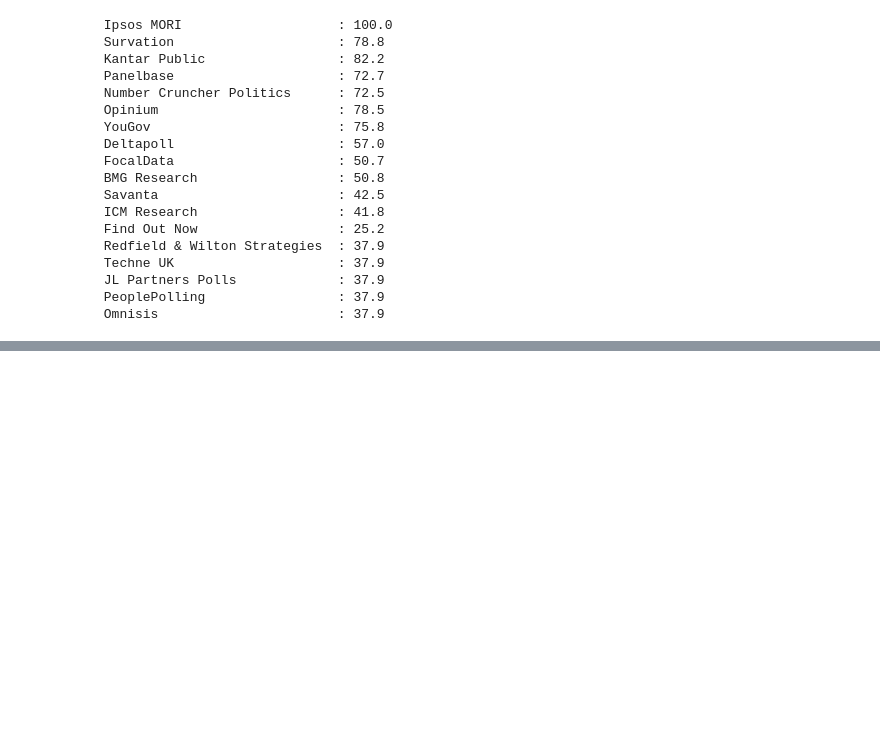
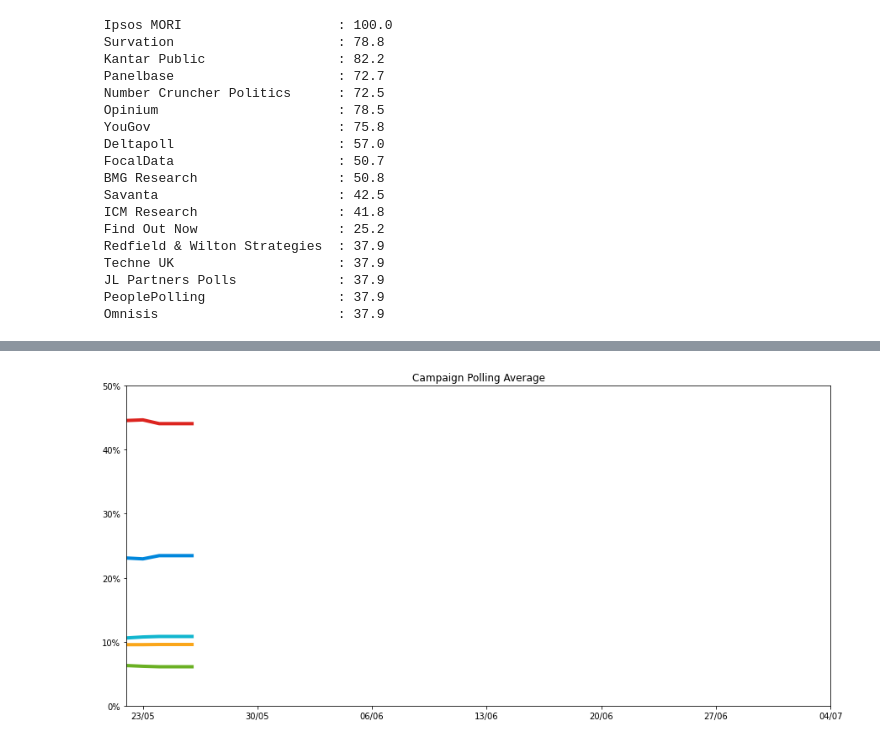
Before and after one commit to AndyLawton/uk_general_election_polls, a Jupyter notebook: main.ipynb, the cells around one changed output, grey strips where cells are left out. Cells and saved outputs as stored; diff of their text form; code cells hidden in the pictures; blank space fills up the shorter version.

```diff
--- a/main.ipynb
+++ b/main.ipynb
@@ -806,0 +906,37 @@ from scripts.constants import major_parties
+# %%
+from scripts.constants import party_colors, major_parties
+import matplotlib.pyplot as plt
+from numpy import arange
+
+fig = plt.figure(figsize=(15, 7))
+fig.set_facecolor('white')
+ax = plt.gca()
+
+for party in parties_to_include:
+    plt.plot_date(
+        x=averages_per_day.index,
+        y=averages_per_day[party],
+        fmt='-',
+        color=party_colors[party],
+        linewidth=4)
+
+ax.set_yticks(arange(0, 51, 10), minor=False)
+#major_locator = plt.matplotlib.dates.DayLocator(interval=7)
+major_locator = plt.matplotlib.dates.WeekdayLocator(byweekday=plt.matplotlib.dates.TH, interval=1)
+major_fmt = plt.matplotlib.dates.DateFormatter('%d/%m')
+
+ax.xaxis.set_major_locator(major_locator)
+ax.xaxis.set_major_formatter(major_fmt)
+
+ax.yaxis.set_major_formatter(plt.matplotlib.ticker.FuncFormatter(lambda x, p: f'{x/100:.0%}'))
+
+#set xlim
+ax.set_xlim([campaign_start, election_date])
+
+plot_title = 'Campaign Polling Average'
+plt.title(plot_title)
+# source = 'Source: Wikipedia - Opinion polling for the next United Kingdom general election'
+# plt.annotate(source, (1, 0), (0, -20), xycoords='axes fraction', textcoords='offset points', va='top', ha='right')
+fig.savefig('html_outputs/campaign_polling.png', bbox_inches='tight', pad_inches=0.2)
+# %% [output]
+[figure, added]
```
Also changed, not shown: parts of 64 cells of this notebook, 12 other files.
